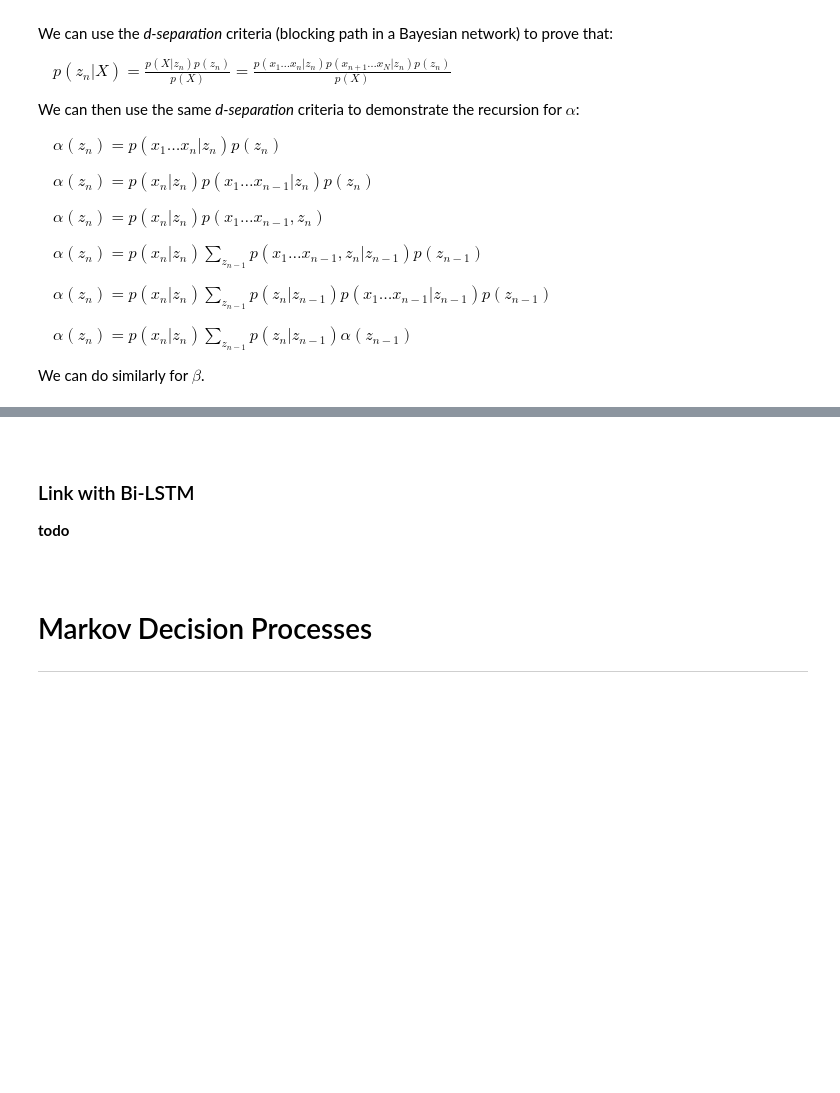
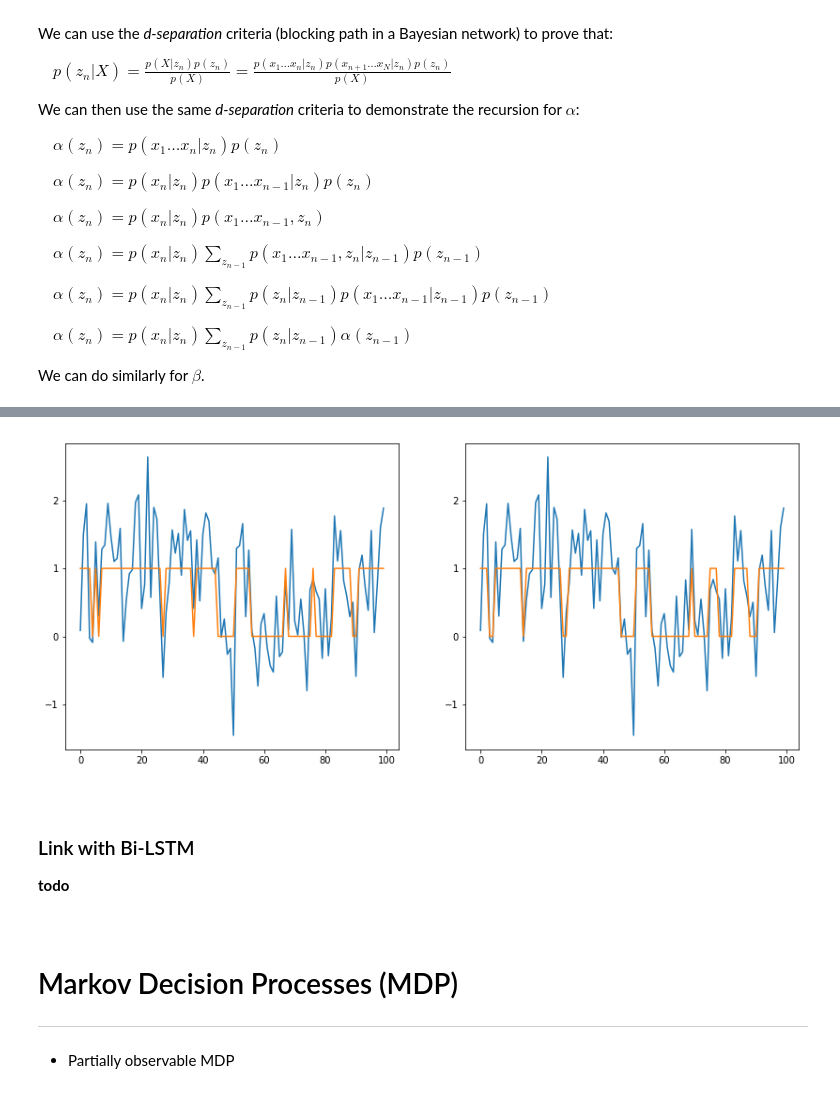
Before and after one commit to QuentinDuval/MLIntro, a Jupyter notebook: ml/0_basic_markov_process.ipynb, the cells around one changed output, grey strips where cells are left out. Cells and saved outputs as stored; diff of their text form; code cells hidden in the pictures; blank space fills up the shorter version.

```diff
--- a/ml/0_basic_markov_process.ipynb
+++ b/ml/0_basic_markov_process.ipynb
@@ -137,3 +130,31 @@ We can do similarly for $\beta$.
+# %%
+noise_scale=0.5
+train_zs = np.cumsum(np.random.choice([0, 1], p=[0.8, 0.2], size=100)) % 2
+train_xs = train_zs + np.random.normal(loc=0., scale=noise_scale, size=train_zs.shape)
+
+alphas = np.full(shape=(len(train_zs), 2), fill_value=0.5)
+for i in range(1, len(alphas)):
+    for d in range(2):
+        p_x_z = stats.norm(loc=d, scale=noise_scale).pdf(train_xs[i])
+        alphas[i][d] = p_x_z * (alphas[i-1][d] * 0.8 + alphas[i-1][1-d] * 0.2)
+
+betas = np.full(shape=(len(train_zs), 2), fill_value=1.0)
+for i in reversed(range(0, len(betas)-1)):
+    for d in range(2):
+        betas[i][d] = betas[i+1][d] * 0.8 * stats.norm(loc=d, scale=noise_scale).pdf(train_xs[i+1])
+        betas[i][d] += betas[i+1][1-d] * 0.2 * stats.norm(loc=1-d, scale=noise_scale).pdf(train_xs[i+1])
+
+p_zn = alphas * betas
+decoded = np.argmax(p_zn, axis=-1)
+
+_, ax = plt.subplots(figsize=(14,6), ncols=2)
+ax[0].plot(train_xs)
+ax[0].plot(train_zs)
+ax[1].plot(train_xs)
+ax[1].plot(decoded)
+plt.show()
+# %% [output]
+[figure, added]
 # %% [markdown]
 <br>
 
@@ -143,5 +164,7 @@ We can do similarly for $\beta$.
 # %% [markdown]
 <br>
 
-# Markov Decision Processes
+# Markov Decision Processes (MDP)
 ---
+
+* Partially observable MDP
```
Also changed, not shown: parts of 5 cells of this notebook, 3 other files.
